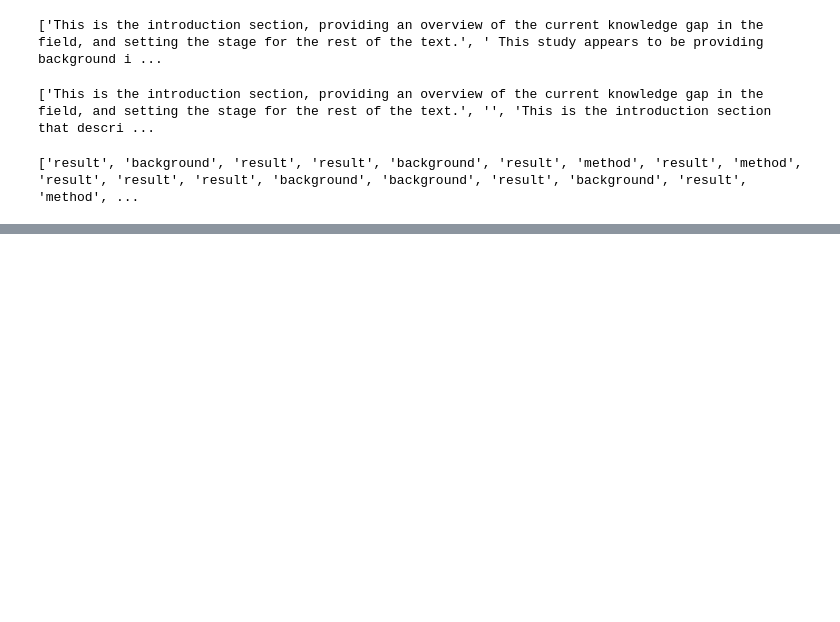
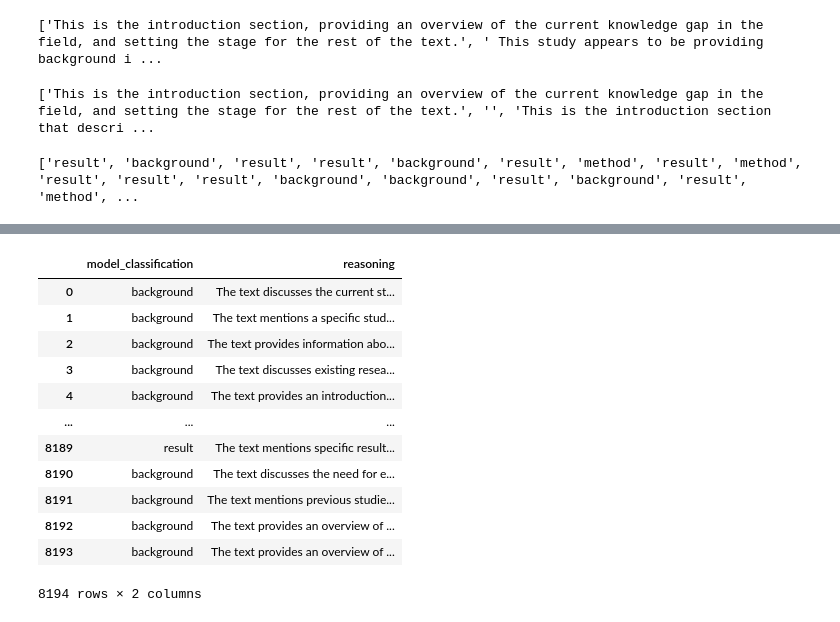
Before and after one commit to Kok-je/nlp_group19, a Jupyter notebook: preprocess.ipynb, the cells around one changed output, grey strips where cells are left out. Cells and saved outputs as stored; diff of their text form; code cells hidden in the pictures; blank space fills up the shorter version.

```diff
--- a/preprocess.ipynb
+++ b/preprocess.ipynb
@@ -87,0 +129,16 @@ df.to_csv("first_50.csv", )
+# %%
+llama
+# %% [output]
+|  | model_classification | reasoning |
+| 0 | background | The text discusses the current st... |
+| 1 | background | The text mentions a specific stud... |
+| 2 | background | The text provides information abo... |
+| 3 | background | The text discusses existing resea... |
+| 4 | background | The text provides an introduction... |
+| ... | ... | ... |
+| 8189 | result | The text mentions specific result... |
+| 8190 | background | The text discusses the need for e... |
+| 8191 | background | The text mentions previous studie... |
+| 8192 | background | The text provides an overview of ... |
+| 8193 | background | The text provides an overview of ... |
+8194 rows × 2 columns
```
Also changed, not shown: parts of 13 cells of this notebook, 9 other files.
